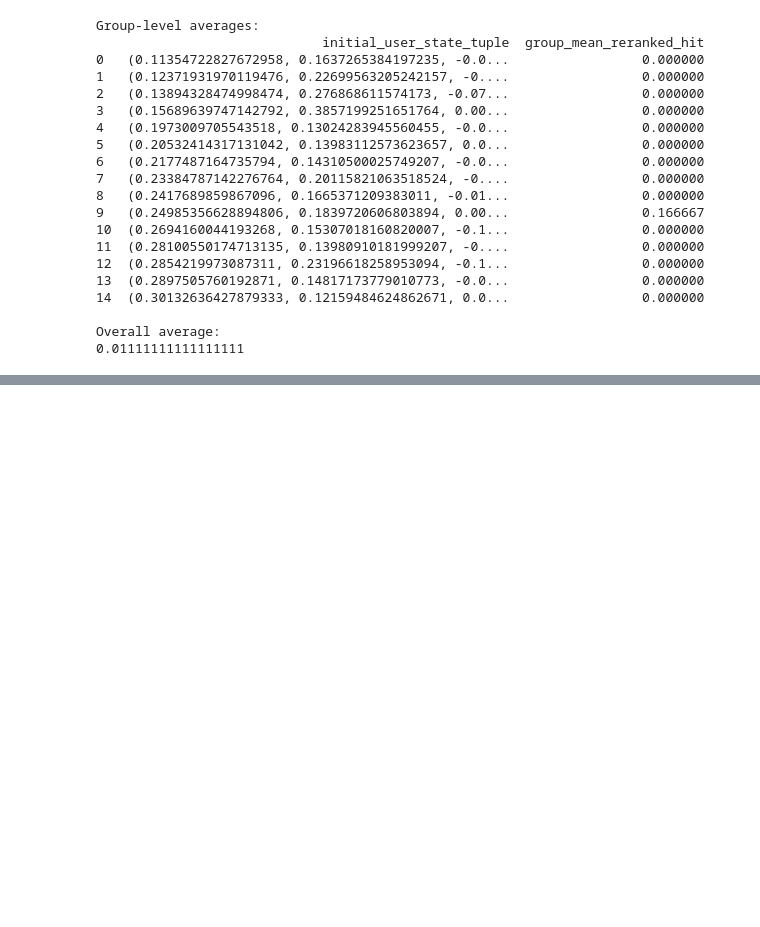
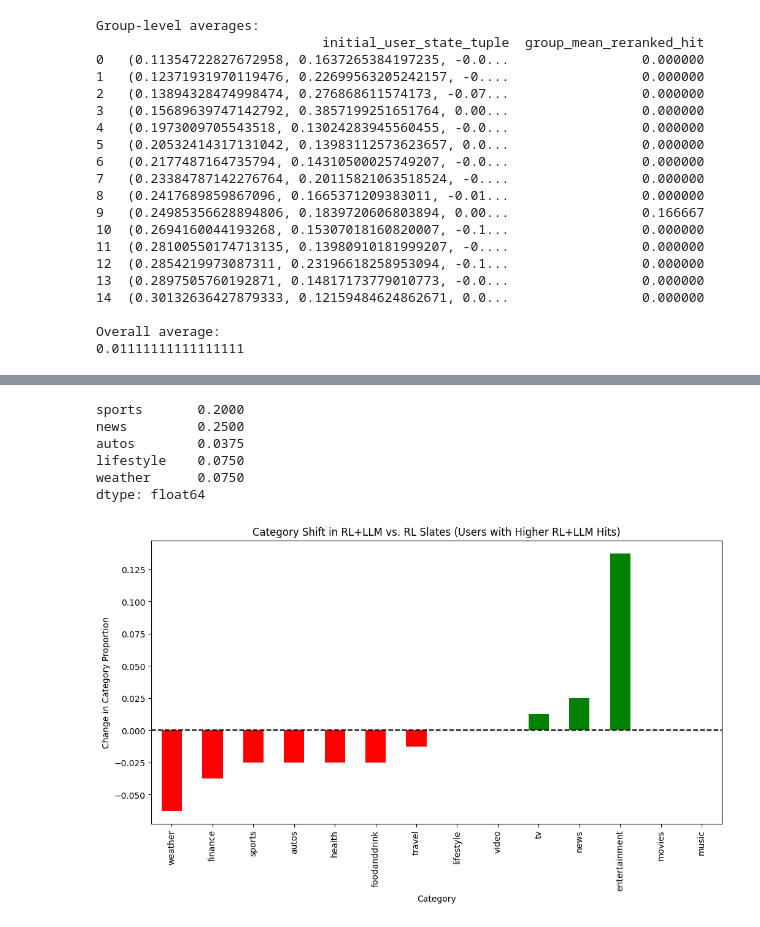
Before and after one commit to Asr419/reasoning_over_slaterecs, a Jupyter notebook: src/reasoning_over_slaterecs/mind_dataset/load_slates_rl_data.ipynb, the cells around one changed output, grey strips where cells are left out. Saved outputs shown, nothing was run; the diff lists cells and outputs as text; code cells hidden in the pictures; blank space fills up the shorter version.

```diff
--- a/src/reasoning_over_slaterecs/mind_dataset/load_slates_rl_data.ipynb
+++ b/src/reasoning_over_slaterecs/mind_dataset/load_slates_rl_data.ipynb
@@ -818,0 +823,11 @@ Overall average:
+# %%
+# Create a dictionary mapping itemId to category
+category_lookup = dict(zip(news_df['itemId'], news_df['category']))
+
+# Function to get category distribution for a given slate
+def get_category_distribution(item_list):
+    category_counts = pd.Series([category_lookup.get(item, "Unknown") for item in item_list]).value_counts(normalize=True)
+    return category_counts.to_dict()  # Normalize to get proportions
+# %%
+df_filtered['rl_categories'] = df_filtered['rl_slates'].apply(get_category_distribution)
+df_filtered['llm_categories'] = df_filtered['llm_slate'].apply(get_category_distribution)
@@ -818,0 +846,7 @@ Overall average:
+# %%
+# Convert dictionaries to DataFrame columns (one-hot encoding category proportions)
+rl_category_df = df_filtered['rl_categories'].apply(pd.Series).fillna(0)
+llm_category_df = df_filtered['llm_categories'].apply(pd.Series).fillna(0)
+
+rl_category_df.index = df_filtered.index
+llm_category_df.index = df_filtered.index
@@ -818,0 +862,31 @@ Overall average:
+# %%
+# Compute category distribution mean
+rl_category_distribution = rl_category_df.mean()
+llm_category_distribution = llm_category_df.mean()
+
+# Compute category shift
+category_shift = llm_category_distribution - rl_category_distribution
+rl_category_distribution.head()
+# %% [output]
+sports       0.2000
+news         0.2500
+autos        0.0375
+lifestyle    0.0750
+weather      0.0750
+dtype: float64
+# %%
+import matplotlib.pyplot as plt
+
+# Sort categories by impact
+category_shift_sorted = category_shift.sort_values()
+
+plt.figure(figsize=(12, 6))
+category_shift_sorted.plot(kind='bar', color=['red' if x < 0 else 'green' for x in category_shift_sorted])
+
+plt.axhline(y=0, color='black', linestyle='--')
+plt.title("Category Shift in RL+LLM vs. RL Slates (Users with Higher RL+LLM Hits)")
+plt.xlabel("Category")
+plt.ylabel("Change in Category Proportion")
+plt.show()
+# %% [output]
+[figure, added]
```
Also changed, not shown: parts of 27 cells of this notebook, 4 other files.
